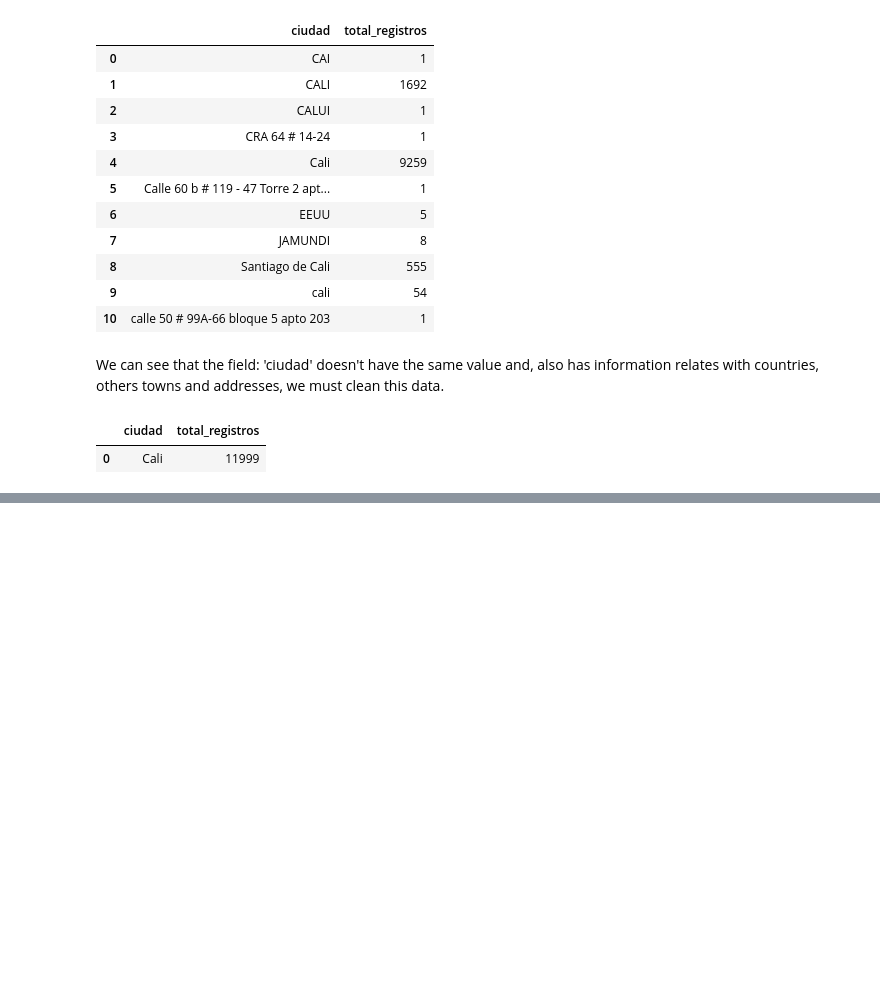
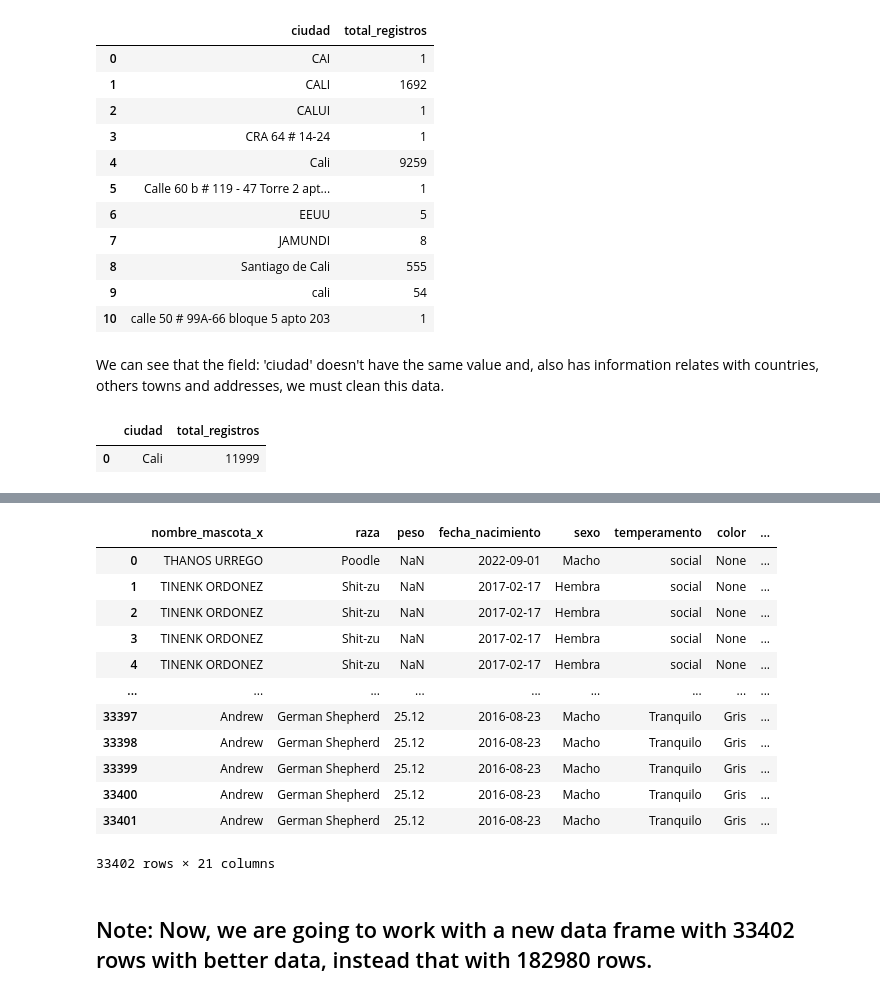
Before and after one commit to frankdaza/etl-class-project, a Jupyter notebook: notebooks/002_transform.ipynb, the cells around one changed output, grey strips where cells are left out. Saved outputs shown, nothing was run; the diff lists cells and outputs as text; code cells hidden in the pictures; blank space fills up the shorter version.

```diff
--- a/notebooks/002_transform.ipynb
+++ b/notebooks/002_transform.ipynb
@@ -158,0 +338,4 @@ df_ciudad
+# %%
+# Create a merge between the new df_mascotas_propietarios_cleaned and the table: propietarios_transacciones_staging
+df_propietarios_transacciones_staging = pd.read_sql('SELECT * FROM propietarios_transacciones_staging;', db_staging_engine)
+df_propietarios_transacciones_staging
@@ -158,0 +356,26 @@ df_ciudad
+# %%
+# Merge the DataFrames
+df_merged = pd.merge(
+    df_mascotas_propietarios_cleaned,
+    df_propietarios_transacciones_staging,
+    how='inner',
+    left_on='numero_documento',
+    right_on='numero_documento'
+)
+df_merged
+# %% [output]
+|  | nombre_mascota_x | raza | peso | fecha_nacimiento | sexo | temperamento | color | ... |
+| 0 | THANOS URREGO | Poodle | NaN | 2022-09-01 | Macho | social | None | ... |
+| 1 | TINENK ORDONEZ | Shit-zu | NaN | 2017-02-17 | Hembra | social | None | ... |
+| 2 | TINENK ORDONEZ | Shit-zu | NaN | 2017-02-17 | Hembra | social | None | ... |
+| 3 | TINENK ORDONEZ | Shit-zu | NaN | 2017-02-17 | Hembra | social | None | ... |
+| 4 | TINENK ORDONEZ | Shit-zu | NaN | 2017-02-17 | Hembra | social | None | ... |
+| ... | ... | ... | ... | ... | ... | ... | ... | ... |
+| 33397 | Andrew | German Shepherd | 25.12 | 2016-08-23 | Macho | Tranquilo | Gris | ... |
+| 33398 | Andrew | German Shepherd | 25.12 | 2016-08-23 | Macho | Tranquilo | Gris | ... |
+| 33399 | Andrew | German Shepherd | 25.12 | 2016-08-23 | Macho | Tranquilo | Gris | ... |
+| 33400 | Andrew | German Shepherd | 25.12 | 2016-08-23 | Macho | Tranquilo | Gris | ... |
+| 33401 | Andrew | German Shepherd | 25.12 | 2016-08-23 | Macho | Tranquilo | Gris | ... |
+33402 rows × 21 columns
+# %% [markdown]
+## Note: Now, we are going to work with a new data frame with 33402 rows with better data, instead that with 182980 rows.
```
Also changed, not shown: parts of 19 cells of this notebook.
